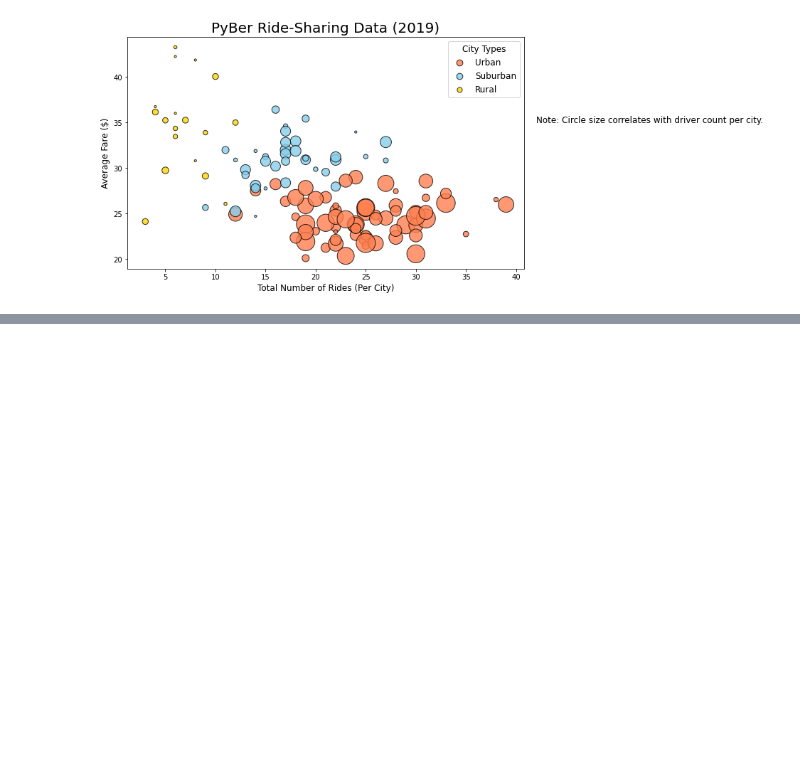
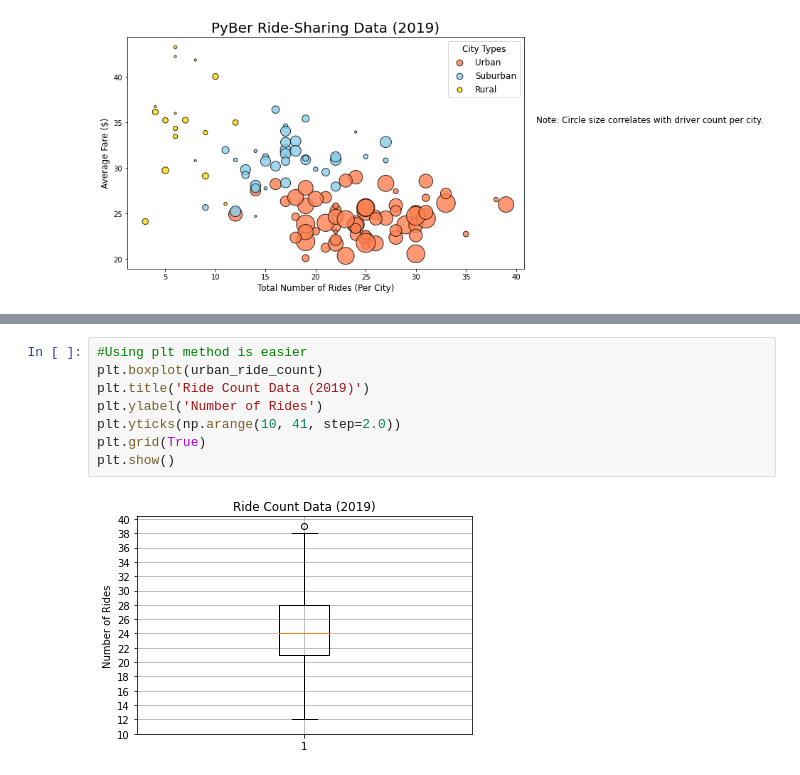
Before and after one commit to mmanackal/PyBer_Analysis, a Jupyter notebook: PyBer.ipynb, the cells around one changed output, grey strips where cells are left out. Drawn from its saved outputs; the diff is of its cells as text; blank space fills up the shorter version.

```diff
--- a/PyBer.ipynb
+++ b/PyBer.ipynb
@@ -395,0 +606,10 @@ plt.show()
+# %%
+#Using plt method is easier
+plt.boxplot(urban_ride_count)
+plt.title('Ride Count Data (2019)')
+plt.ylabel('Number of Rides')
+plt.yticks(np.arange(10, 41, step=2.0))
+plt.grid(True)
+plt.show()
+# %% [output]
+[figure, added]
```
Also changed, not shown: parts of 39 cells of this notebook, 4 other files.
